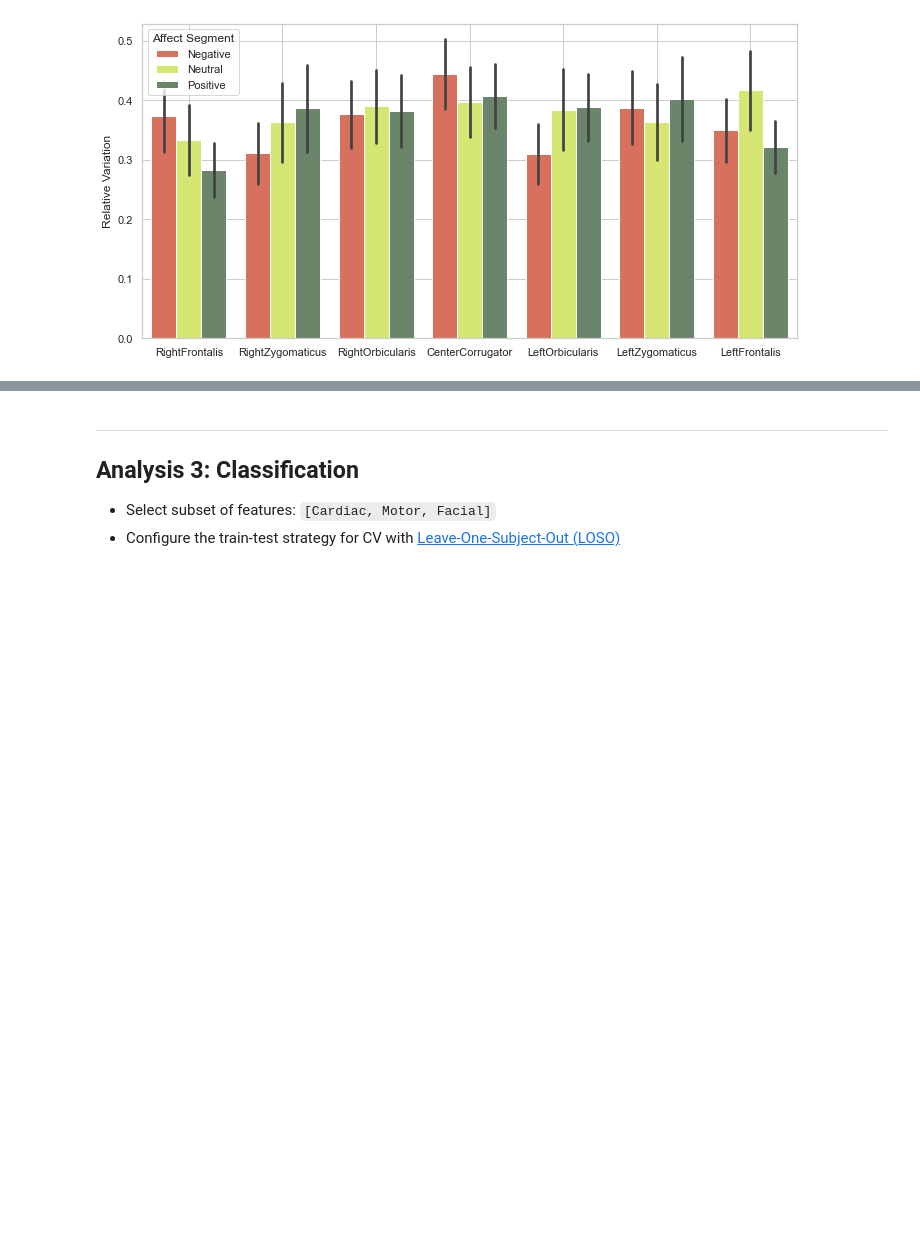
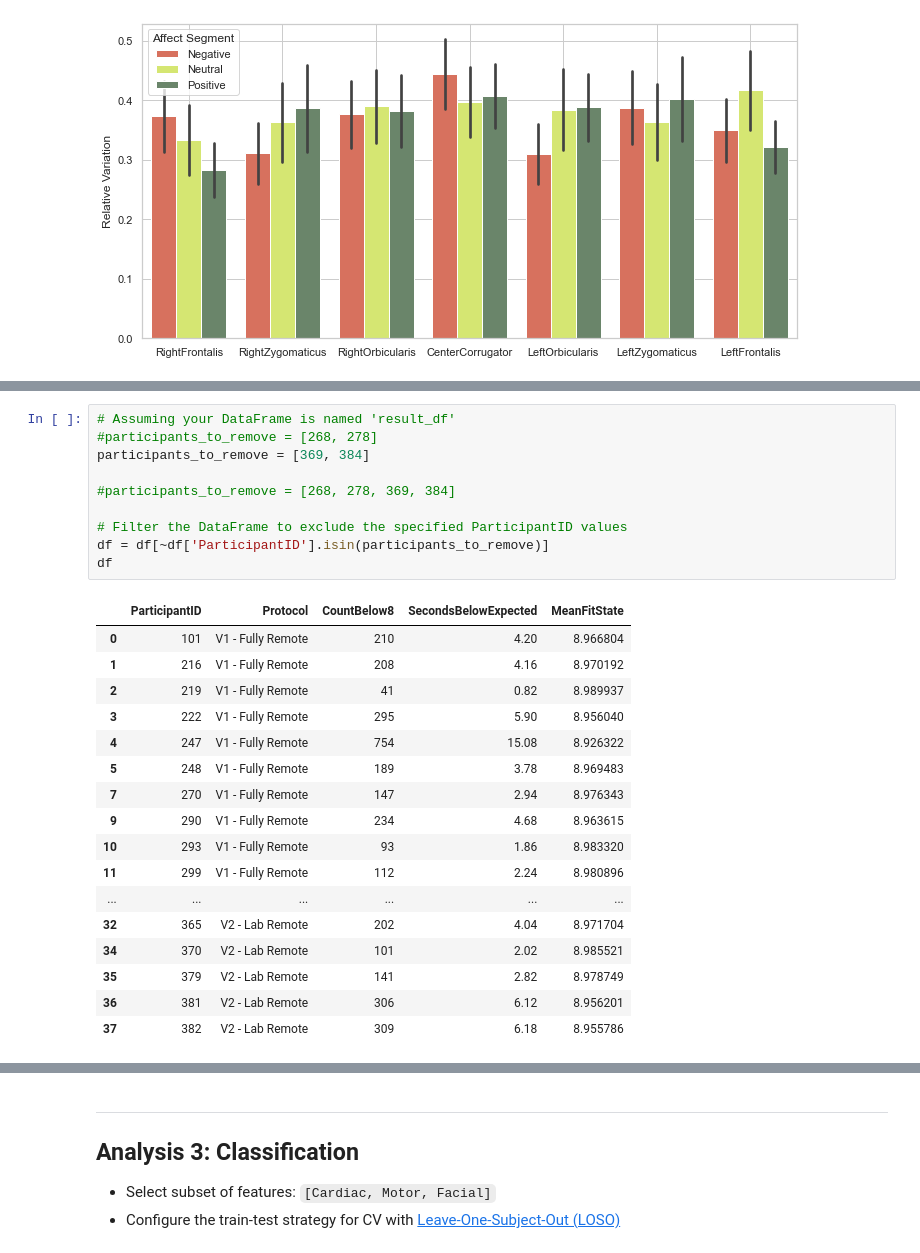
Before and after one commit to michalgnacek/AVDOS-VR, a Jupyter notebook: notebooks/2_affect_classification.ipynb, the cells around one changed output, grey strips where cells are left out. Saved outputs shown, nothing was run; the diff lists cells and outputs as text; blank space fills up the shorter version.

```diff
--- a/notebooks/2_affect_classification.ipynb
+++ b/notebooks/2_affect_classification.ipynb
@@ -2459,0 +2595,28 @@ plt.savefig(save_path_plot)
+# %%
+# Assuming your DataFrame is named 'result_df'
+#participants_to_remove = [268, 278]
+participants_to_remove = [369, 384]
+
+#participants_to_remove = [268, 278, 369, 384]
+
+# Filter the DataFrame to exclude the specified ParticipantID values
+df = df[~df['ParticipantID'].isin(participants_to_remove)]
+df
+# %% [output]
+|  | ParticipantID | Protocol | CountBelow8 | SecondsBelowExpected | MeanFitState |
+| 0 | 101 | V1 - Fully Remote | 210 | 4.20 | 8.966804 |
+| 1 | 216 | V1 - Fully Remote | 208 | 4.16 | 8.970192 |
+| 2 | 219 | V1 - Fully Remote | 41 | 0.82 | 8.989937 |
+| 3 | 222 | V1 - Fully Remote | 295 | 5.90 | 8.956040 |
+| 4 | 247 | V1 - Fully Remote | 754 | 15.08 | 8.926322 |
+| 5 | 248 | V1 - Fully Remote | 189 | 3.78 | 8.969483 |
+| 7 | 270 | V1 - Fully Remote | 147 | 2.94 | 8.976343 |
+| 9 | 290 | V1 - Fully Remote | 234 | 4.68 | 8.963615 |
+| 10 | 293 | V1 - Fully Remote | 93 | 1.86 | 8.983320 |
+| 11 | 299 | V1 - Fully Remote | 112 | 2.24 | 8.980896 |
+| ... | ... | ... | ... | ... | ... |
+| 32 | 365 | V2 - Lab Remote | 202 | 4.04 | 8.971704 |
+| 34 | 370 | V2 - Lab Remote | 101 | 2.02 | 8.985521 |
+| 35 | 379 | V2 - Lab Remote | 141 | 2.82 | 8.978749 |
+| 36 | 381 | V2 - Lab Remote | 306 | 6.12 | 8.956201 |
+| 37 | 382 | V2 - Lab Remote | 309 | 6.18 | 8.955786 |
```
Also changed, not shown: parts of 13 cells of this notebook.
